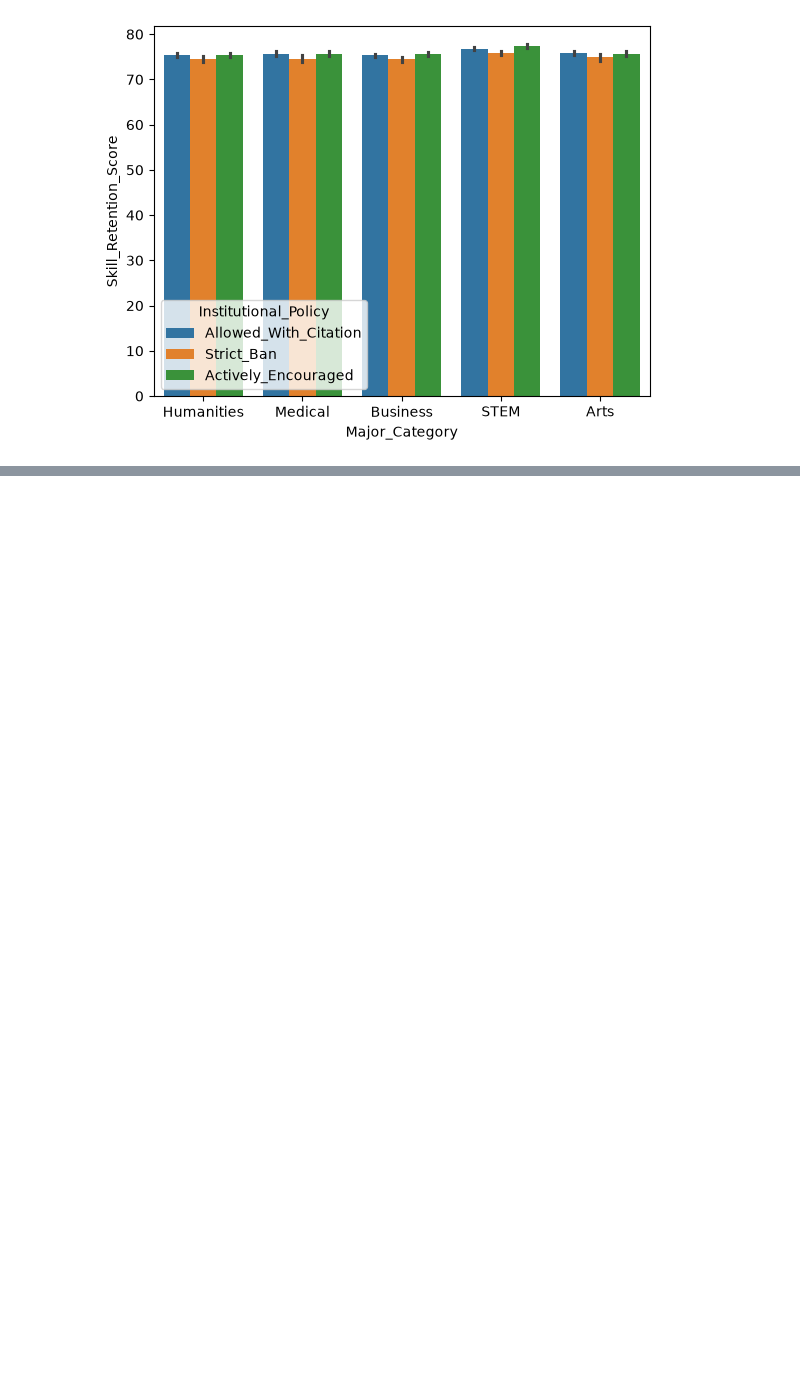
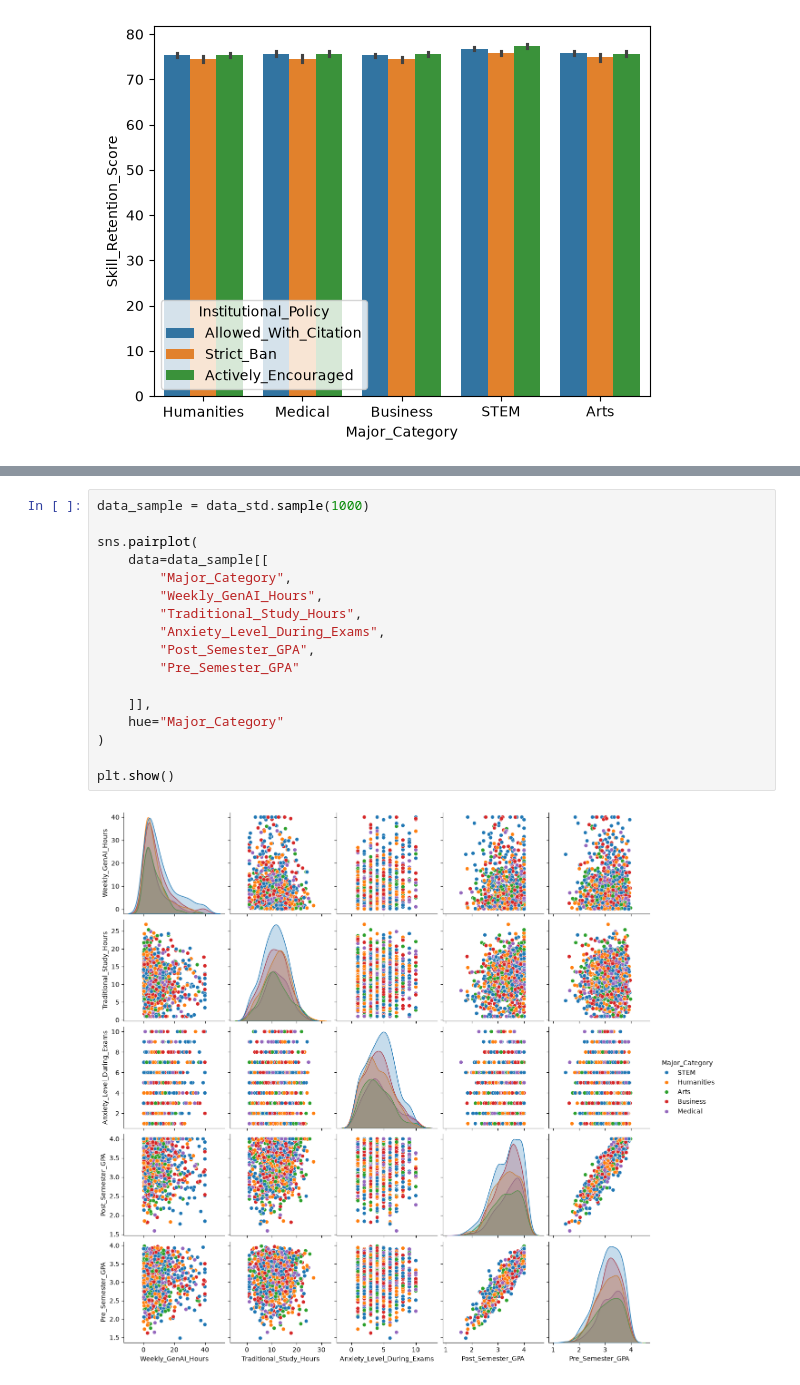
Before and after one commit to abdoudjigo/ai-student-impact, a Jupyter notebook: notebooks/03_visualisation.ipynb, the cells around one changed output, grey strips where cells are left out. Cells and saved outputs as stored; diff of their text form; blank space fills up the shorter version.

Commit message:
Enhance exploratory data visualization with additional charts

```diff
--- a/notebooks/03_visualisation.ipynb
+++ b/notebooks/03_visualisation.ipynb
@@ -70,0 +106,19 @@ plt.show()
+# %%
+data_sample = data_std.sample(1000)
+
+sns.pairplot(
+    data=data_sample[[
+        "Major_Category",
+        "Weekly_GenAI_Hours",
+        "Traditional_Study_Hours",
+        "Anxiety_Level_During_Exams",
+        "Post_Semester_GPA",
+        "Pre_Semester_GPA"
+
+    ]],
+    hue="Major_Category"
+)
+
+plt.show()
+# %% [output]
+[figure, added]
```
Also changed, not shown: parts of 9 cells of this notebook.
